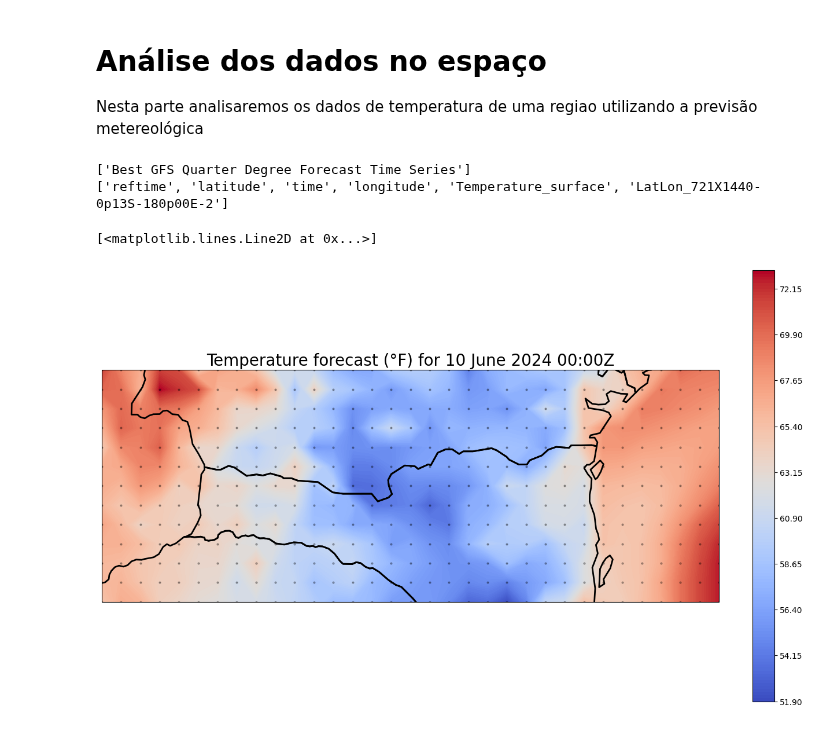
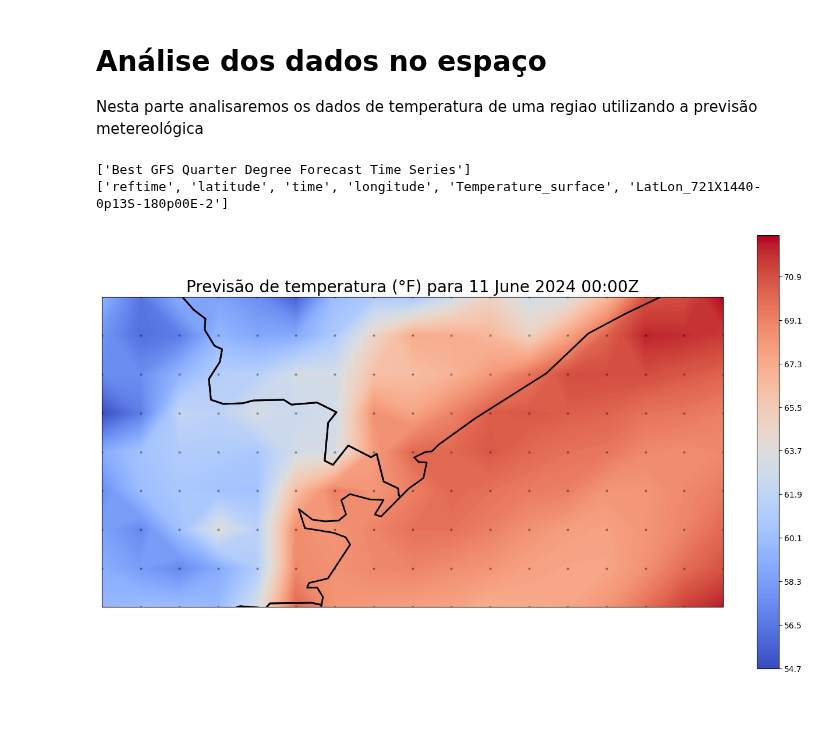
Before and after one commit to Bianca-bonetti/controledepoluicaoatm, a Jupyter notebook: Atividade2.ipynb, the cells around one changed output. Cells and saved outputs as stored; diff of their text form; code cells hidden in the pictures.

```diff
--- a/Atividade2.ipynb
+++ b/Atividade2.ipynb
@@ -322,71 +365,78 @@ import numpy as np
 
 from siphon.catalog import TDSCatalog
 
+# Acessa o catálogo de dados GFS
 best_gfs = TDSCatalog('http://thredds.ucar.edu/thredds/catalog/grib/NCEP/GFS/'
                       'Global_0p25deg/catalog.xml?dataset=grib/NCEP/GFS/Global_0p25deg/Best')
 print(list(best_gfs.datasets))
 
+# Seleciona o primeiro dataset do catálogo
 best_ds = best_gfs.datasets[0]
 ncss = best_ds.subset()
 
+# Cria uma consulta para obter dados
 query = ncss.query()
 
-query.lonlat_box(north=-25, south=-28, east=-47, west=-55).time(datetime.utcnow())
+# Define a área geográfica (caixa de latitude/longitude) e o tempo atual para a consulta
+query.lonlat_box(north=-24, south=-26, east=-46, west=-50).time(datetime.utcnow())
 query.accept('netcdf4')
 query.variables('Temperature_surface')
 
+# Obtém os dados com base na consulta
 data = ncss.get_data(query)
 print(list(data.variables))
 
-temp_var = data.variables['Temperature_surface'] # Podem analisar outras variáveis.
+# Extrai a variável de temperatura de superfície
+temp_var = data.variables['Temperature_surface']
 
-# Time variables can be renamed in GRIB collections. Best to just pull it out of the
-# coordinates attribute on temperature
+# As variáveis de tempo podem ser renomeadas em coleções GRIB. Melhor extrair do atributo de coordenadas na temperatura
 time_name = temp_var.coordinates.split()[1]
 time_var = data.variables[time_name]
 lat_var = data.variables['latitude']
 lon_var = data.variables['longitude']
 
-# Get the actual data values and remove any size 1 dimensions
+# Obtém os valores reais dos dados e remove quaisquer dimensões de tamanho 1
 temp_vals = temp_var[:].squeeze()
 lat_vals = lat_var[:].squeeze()
 lon_vals = lon_var[:].squeeze()
 
-# Convert the number of hours since the reference time to an actual date
+# Converte o número de horas desde o tempo de referência para uma data real
 time_val = num2date(time_var[:].squeeze(), time_var.units)
 
-# Convert temps to Fahrenheit from Kelvin
+# Converte a temperatura de Kelvin para Fahrenheit
 temp_vals = temp_vals * 1.8 - 459.67
 
-# Combine 1D latitude and longitudes into a 2D grid of locations
+# Combina as latitudes e longitudes 1D em uma grade 2D de locais
 lon_2d, lat_2d = np.meshgrid(lon_vals, lat_vals)
 
-# Create a new figure
+# Cria uma nova figura
 fig = plt.figure(figsize=(15, 12))
 
-# Add the map and set the extent
+# Adiciona o mapa e define a extensão
 ax = plt.axes(projection=ccrs.PlateCarree())
-ax.set_extent([-55., -47., -28, -25])
+ax.set_extent([-50., -46., -26, -24])
 
-# Add state boundaries to plot
+# Adiciona limites dos estados ao mapa
 ax.add_feature(cfeature.STATES.with_scale('50m'), linewidth=2)
 
-# Contour temperature at each lat/long
+# Contorna a temperatura em cada latitude/longitude
 cf = ax.contourf(lon_2d, lat_2d, temp_vals, 200, transform=ccrs.PlateCarree(), zorder=0,
                  cmap='coolwarm')
 
-# Plot a colorbar to show temperature and reduce the size of it
+# Adiciona uma barra de cores para mostrar a temperatura e reduz o tamanho dela
 plt.colorbar(cf, ax=ax, fraction=0.032)
 
-# Make a title with the time value
-ax.set_title(u'Temperature forecast (\u00b0F) for {0:%d %B %Y %H:%MZ}'.format(time_val),
+# Adiciona um título com o valor do tempo
+ax.set_title(u'Previsão de temperatura (\u00b0F) para {0:%d %B %Y %H:%MZ}'.format(time_val),
              fontsize=20)
 
-# Plot markers for each lat/long to show grid points for 0.25 deg GFS
+# Plota marcadores para cada latitude/longitude para mostrar os pontos de grade do GFS de 0,25 grau
 ax.plot(lon_2d.flatten(), lat_2d.flatten(), marker='o', color='black', markersize=2,
         alpha=0.3, transform=ccrs.Geodetic(), zorder=2, linestyle='none')
+
+# Salva a figura em um arquivo
+plt.savefig('previsao_temperatura.png', dpi=300, bbox_inches='tight')
 # %% [output]
 ['Best GFS Quarter Degree Forecast Time Series']
 ['reftime', 'latitude', 'time', 'longitude', 'Temperature_surface', 'LatLon_721X1440-0p13S-180p00E-2']
-[<matplotlib.lines.Line2D at 0x...>]
-[figure, old version]
+[figure, new version]
```
Also changed, not shown: parts of 12 cells of this notebook, 3 other files.
